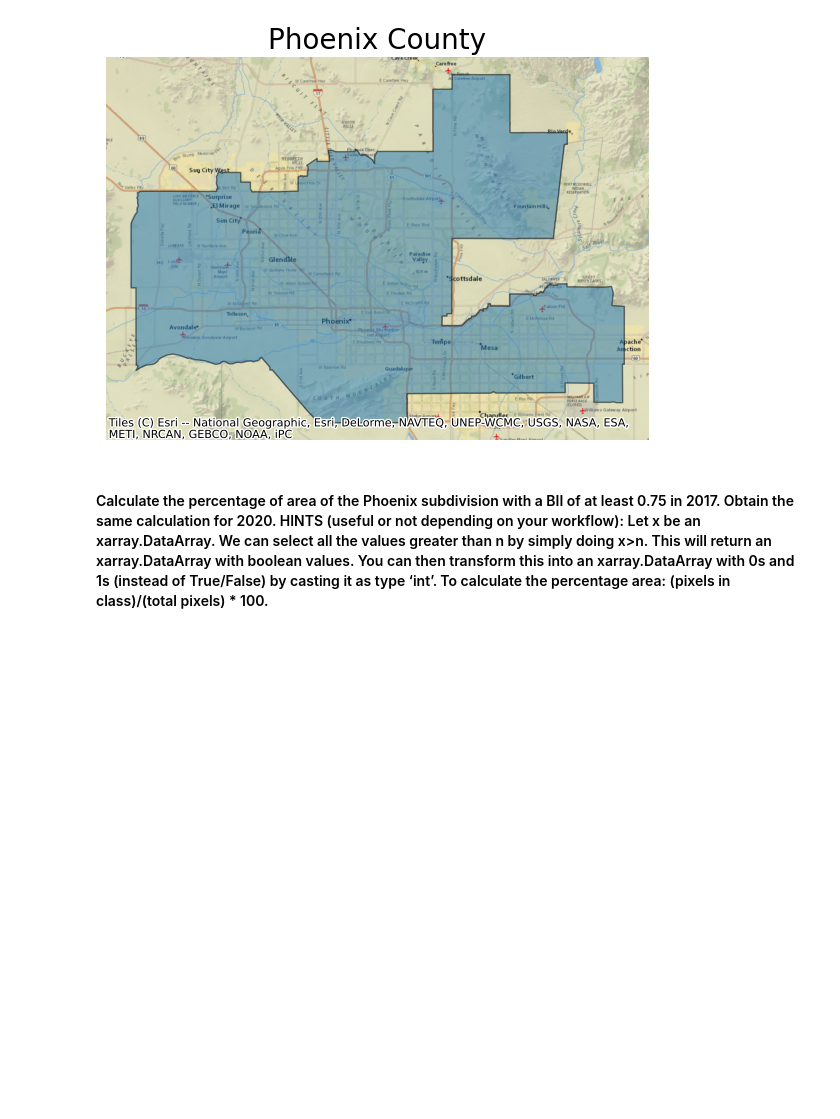
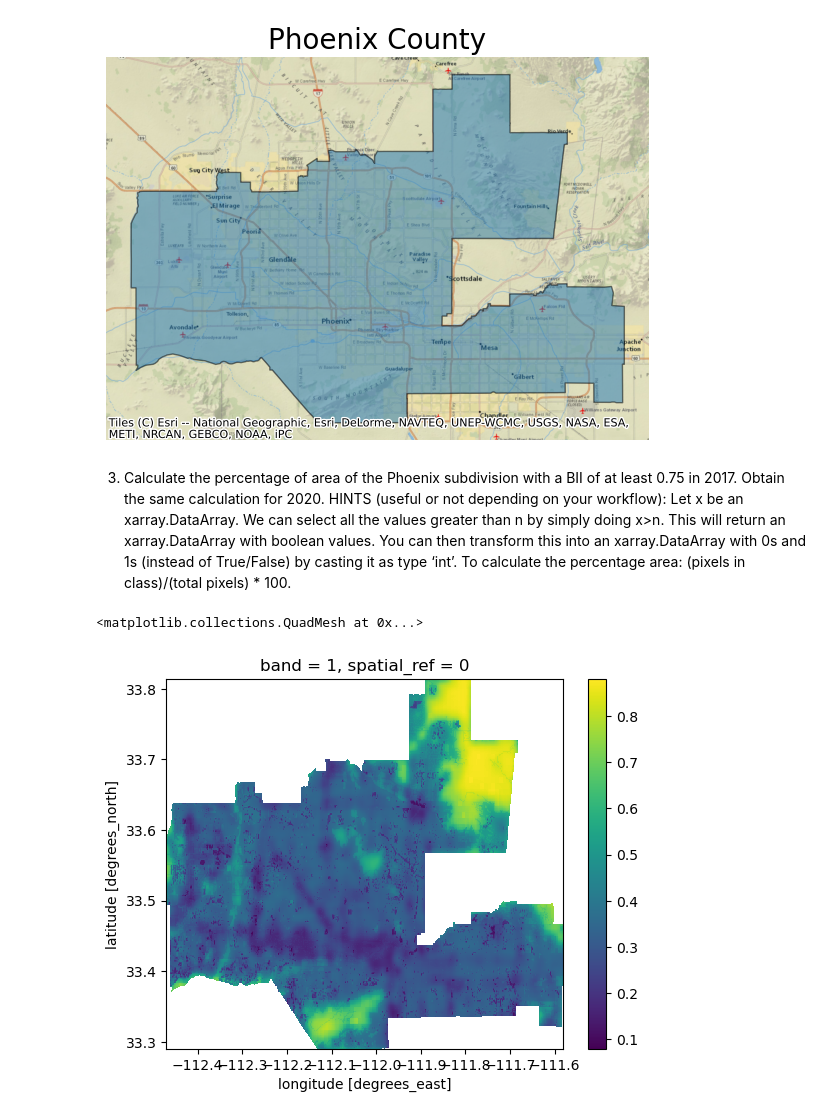
Before and after one commit to olleholt/Maricopa-BII, a Jupyter notebook: eds220-maricopa-bii.ipynb, the cells around one changed output. Drawn from its saved outputs; the diff is of its cells as text; code cells hidden in the pictures; blank space fills up the shorter version.

Commit message:
done with plots

```diff
--- a/eds220-maricopa-bii.ipynb
+++ b/eds220-maricopa-bii.ipynb
@@ -145,7 +128,7 @@ rendered_preview -- Rendered preview
 # %%
 ## -------------------------------------------------------------------------#
 # get fourth item in the catalog search
-item_2020 = items[3]
+item_2020 = items[0]
 type(item_2020)
 
 
@@ -159,5 +142,5 @@ for key in item_2020.assets.keys():
     print(key, '--', item_2020.assets[key].title)
 
 # plot rendered preview
-Image(url=item_2020.assets['rendered_preview'].href, width=500)
+#Image(url=item_2020.assets['rendered_preview'].href, width=500)
 # %% [output]
@@ -224,7 +205,7 @@ ax.set_axis_off()
 # %% [output]
 [figure]
 # %% [markdown]
-#### Calculate the percentage of area of the Phoenix subdivision with a BII of at least 0.75 in 2017. Obtain the same calculation for 2020. HINTS (useful or not depending on your workflow): Let x be an xarray.DataArray. We can select all the values greater than n by simply doing x>n. This will return an xarray.DataArray with boolean values. You can then transform this into an xarray.DataArray with 0s and 1s (instead of True/False) by casting it as type ‘int’. To calculate the percentage area: (pixels in class)/(total pixels) * 100.
+3. Calculate the percentage of area of the Phoenix subdivision with a BII of at least 0.75 in 2017. Obtain the same calculation for 2020. HINTS (useful or not depending on your workflow): Let x be an xarray.DataArray. We can select all the values greater than n by simply doing x>n. This will return an xarray.DataArray with boolean values. You can then transform this into an xarray.DataArray with 0s and 1s (instead of True/False) by casting it as type ‘int’. To calculate the percentage area: (pixels in class)/(total pixels) * 100.
 # %%
 phx.crs = "epsg:4326"
 
@@ -234,6 +215,11 @@ phx.head
 
 clip_2017 = (AZ_2017.rio.clip(phx.geometry))
 clip_2020 = (AZ_2020.rio.clip(phx.geometry))
+# %%
+clip_2020.plot()
+# %% [output]
+<matplotlib.collections.QuadMesh at 0x...>
+[figure, added]
 # %%
 greaterBII_2017 = (clip_2017 >= 0.75)
 
```
Also changed, not shown: parts of 11 cells of this notebook.
